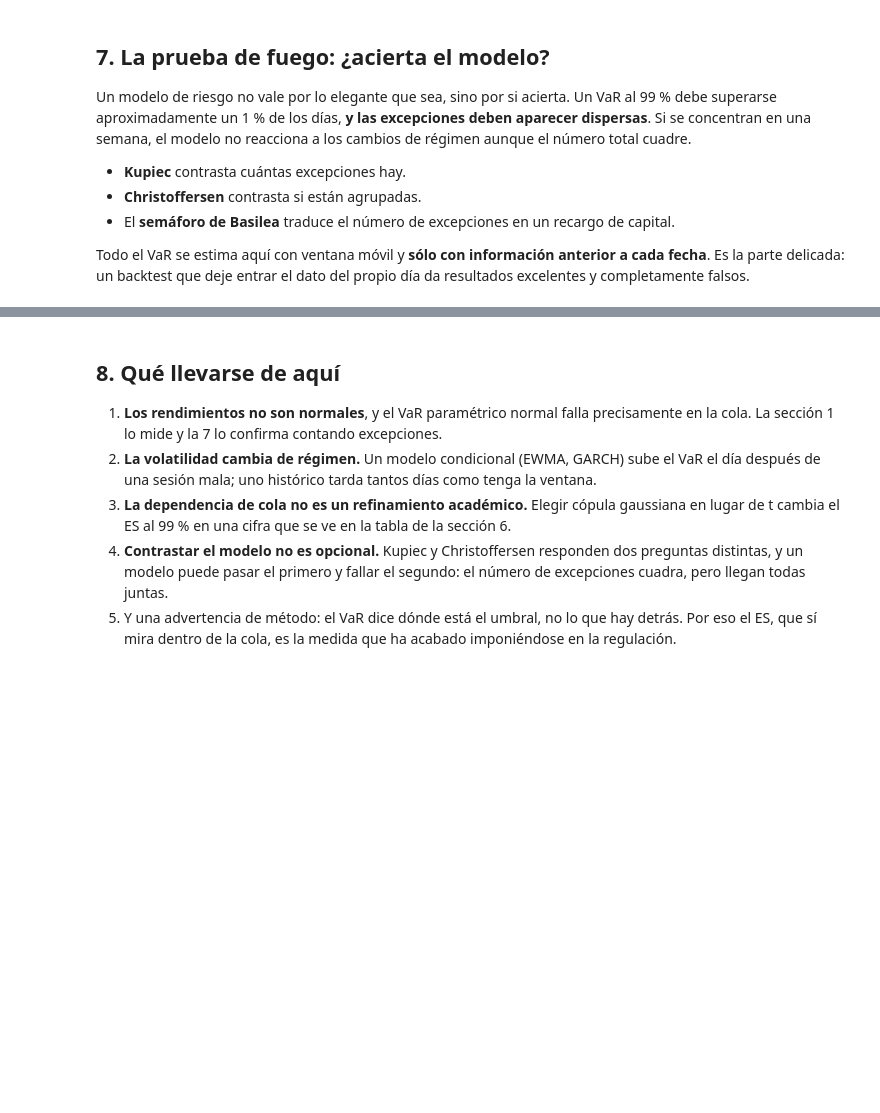
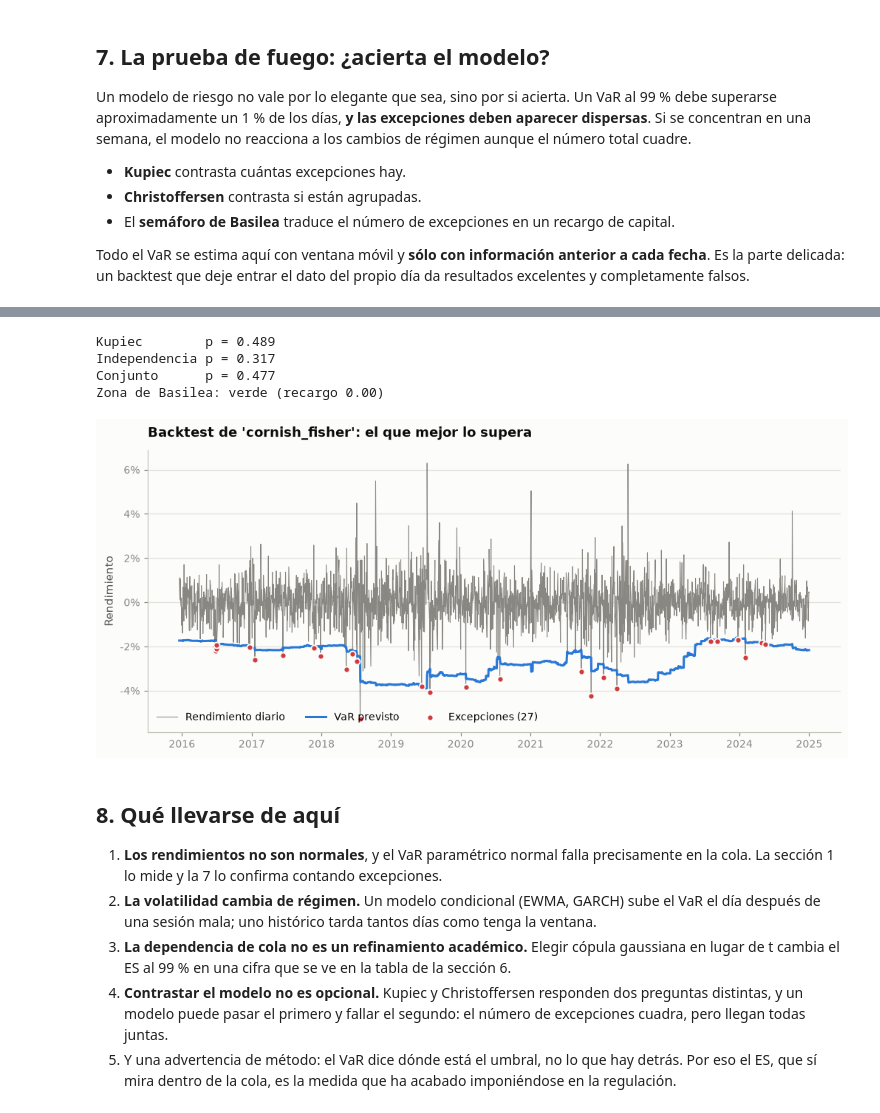
Before and after one commit to ERE26/ICM, a Jupyter notebook: notebooks/02_modelos_riesgo.ipynb, the cells around one changed output, grey strips where cells are left out. Cells and saved outputs as stored; diff of their text form; code cells hidden in the pictures; blank space fills up the shorter version.

```diff
--- a/notebooks/02_modelos_riesgo.ipynb
+++ b/notebooks/02_modelos_riesgo.ipynb
@@ -272,15 +362,20 @@ ax.set_title(f"Backtest del método '{peor}': el que peor supera el contraste");
 # %%
-mejor = resultados.loc[resultados["p_condicional"].idxmax(), "metodo"]
-detalle = backtest_var(cartera, NIVEL, VENTANA, mejor)
-var_mejor = detalle.var
-figura, ax = graficos.backtest(cartera, var_mejor, detalle.excepciones)
-ax.set_title(f"Backtest del método '{mejor}': el que mejor lo supera")
+mejor = max(contrastes, key=lambda m: contrastes[m].condicional["p_valor"])
+detalle = contrastes[mejor]
+figura, ax = graficos.backtest(cartera, detalle.var, detalle.excepciones)
+ax.set_title(f"Backtest de '{mejor}': el que mejor lo supera")
 
 print(f"Kupiec        p = {detalle.kupiec['p_valor']:.3f}")
 print(f"Independencia p = {detalle.independencia['p_valor']:.3f}")
 print(f"Conjunto      p = {detalle.condicional['p_valor']:.3f}")
 print(f"Zona de Basilea: {detalle.basilea['zona']} "
       f"(recargo {detalle.basilea['recargo_multiplicador']:.2f})")
+# %% [output]
+Kupiec        p = 0.489
+Independencia p = 0.317
+Conjunto      p = 0.477
+Zona de Basilea: verde (recargo 0.00)
+[figure, added]
 # %% [markdown]
 ## 8. Qué llevarse de aquí
 
```
Also changed, not shown: parts of 18 cells of this notebook, 2 other files.
